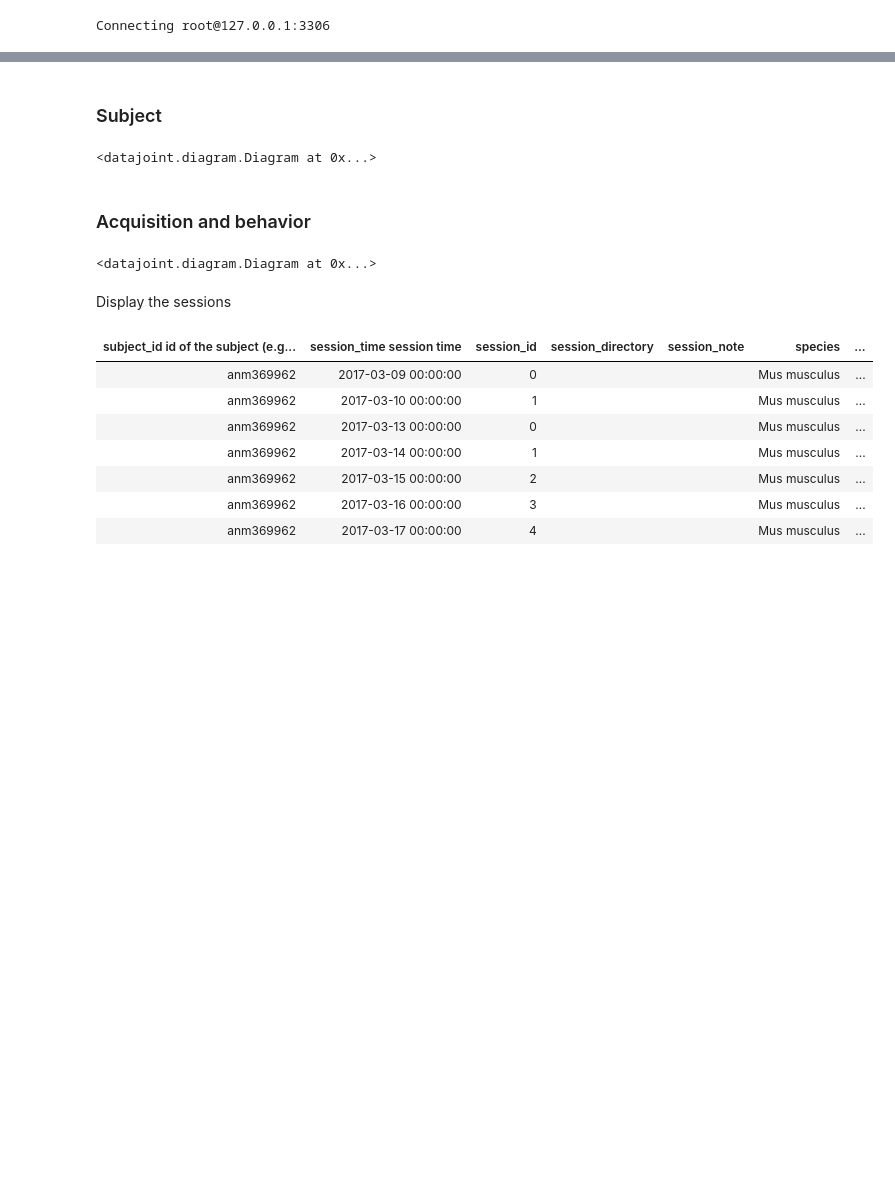
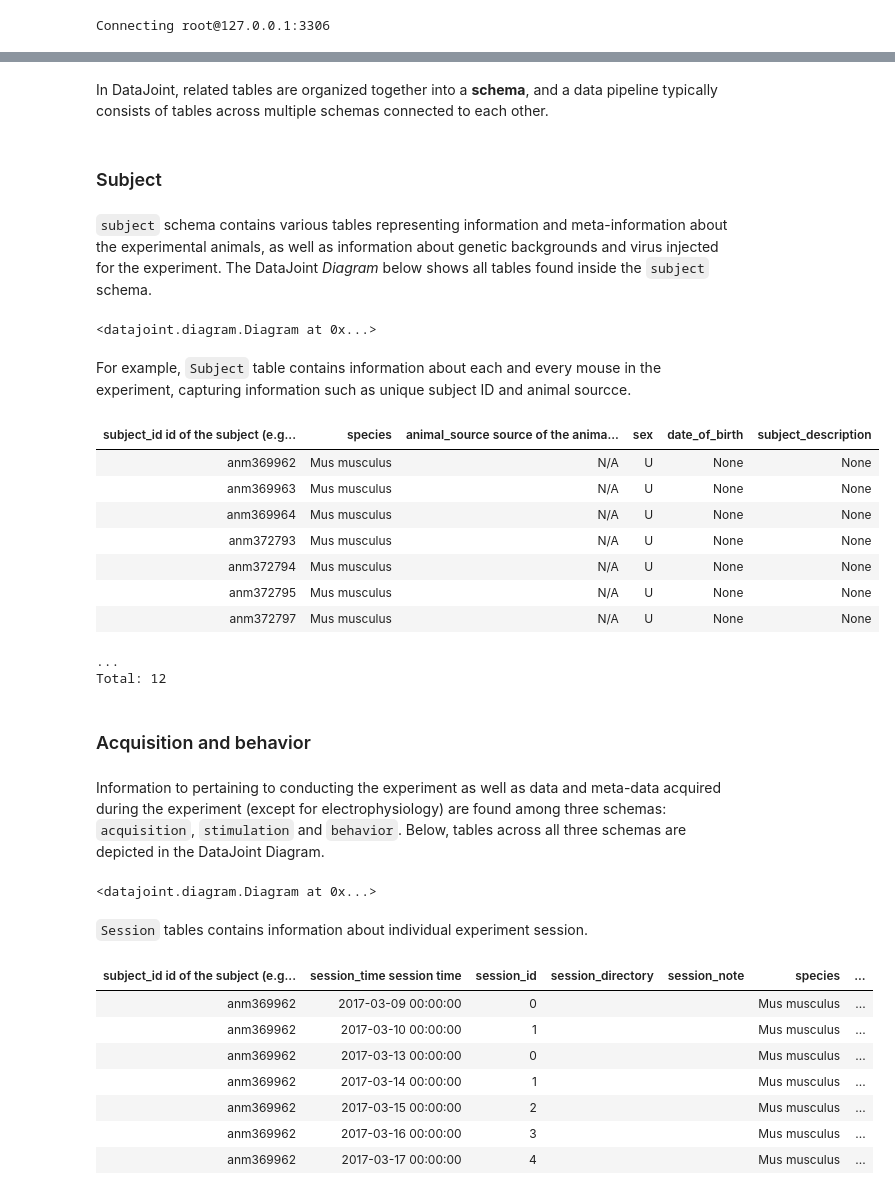
Before and after one commit to datajoint-company/DJ-NWB-Economo-2018, a Jupyter notebook: notebooks/Economo-2018-examples.ipynb, the cells around one changed output, grey strips where cells are left out. Saved outputs shown, nothing was run; the diff lists cells and outputs as text; code cells hidden in the pictures; blank space fills up the shorter version.

```diff
--- a/notebooks/Economo-2018-examples.ipynb
+++ b/notebooks/Economo-2018-examples.ipynb
@@ -44,17 +46,38 @@ This data pipeline is comprised of three core components:
+# %% [markdown]
+In DataJoint, related tables are organized together into a **schema**, and a data pipeline typically consists of tables across multiple schemas connected to each other.
 # %% [markdown]
 ### Subject
+# %% [markdown]
+`subject` schema contains various tables representing information and meta-information about the experimental animals, as well as information about genetic backgrounds and virus injected for the experiment. The DataJoint *Diagram* below shows all tables found inside the `subject` schema.
 # %%
 dj.Diagram(subject) - 1
 # %% [output]
 <datajoint.diagram.Diagram at 0x...>
+# %% [markdown]
+For example, `Subject` table contains information about each and every mouse in the experiment, capturing information such as unique subject ID and animal sourcce.
+# %%
+subject.Subject()
+# %% [output]
+| subject_id id of the subject (e.g... | species | animal_source source of the anima... | sex | date_of_birth | subject_description |
+| anm369962 | Mus musculus | N/A | U | None | None |
+| anm369963 | Mus musculus | N/A | U | None | None |
+| anm369964 | Mus musculus | N/A | U | None | None |
+| anm372793 | Mus musculus | N/A | U | None | None |
+| anm372794 | Mus musculus | N/A | U | None | None |
+| anm372795 | Mus musculus | N/A | U | None | None |
+| anm372797 | Mus musculus | N/A | U | None | None |
+...
+Total: 12
 # %% [markdown]
 ### Acquisition and behavior
+# %% [markdown]
+Information to pertaining to conducting the experiment as well as data and meta-data acquired during the experiment (except for electrophysiology) are found among three schemas: `acquisition`, `stimulation` and `behavior`. Below, tables across all three schemas are depicted in the DataJoint Diagram.
 # %%
 dj.Diagram(acquisition) - 1 + dj.Diagram(behavior)
 # %% [output]
 <datajoint.diagram.Diagram at 0x...>
-# %% [markdown]
-Display the sessions
+# %% [markdown]
+`Session` tables contains information about individual experiment session.
 # %%
 acquisition.Session * subject.Subject
 # %% [output]
```
Also changed, not shown: parts of 17 cells of this notebook.
